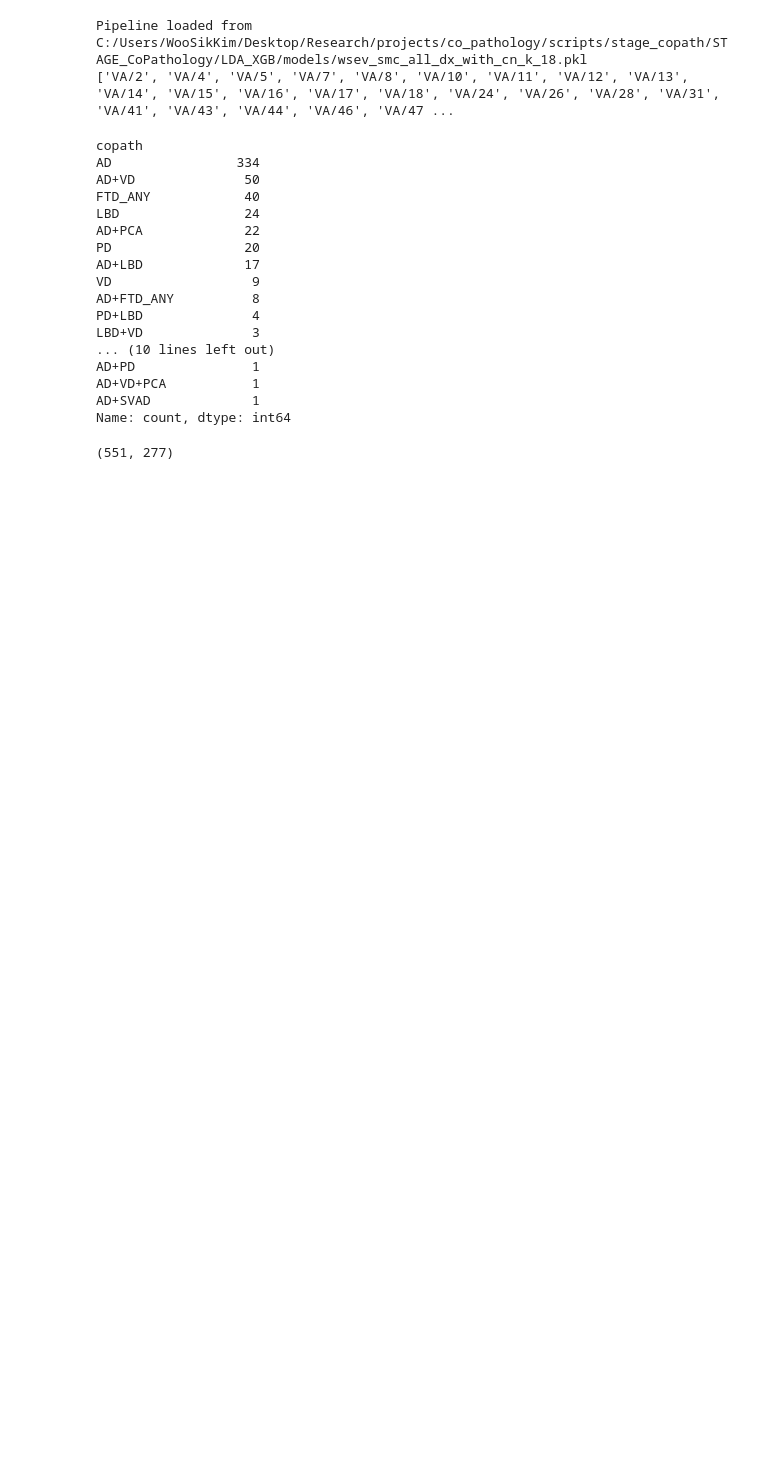
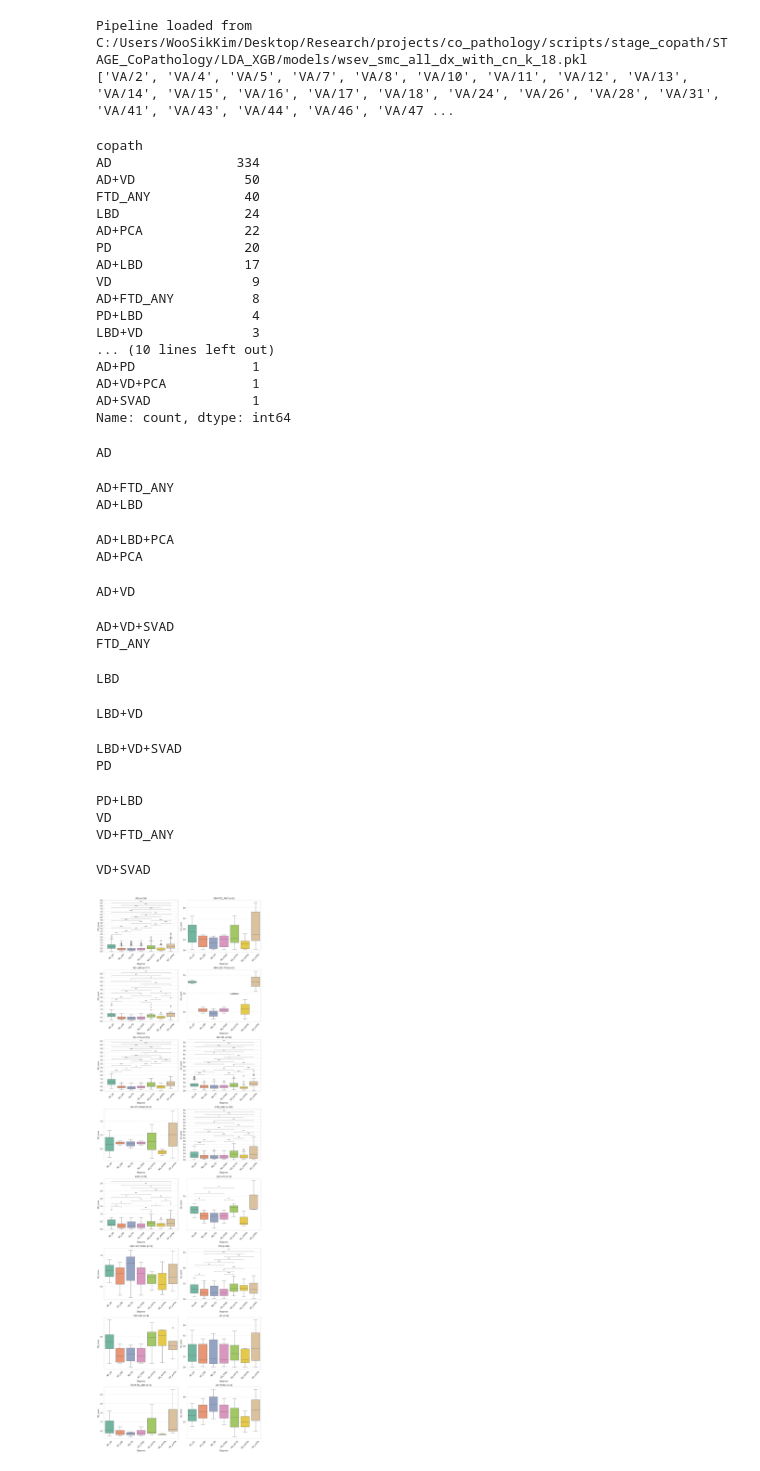
Before and after one commit to wskim-nxt/STAGE_CoPathology, a Jupyter notebook: 260219_nacc_copath.ipynb, the cells around one changed output. Saved outputs shown, nothing was run; the diff lists cells and outputs as text; code cells hidden in the pictures; blank space fills up the shorter version.

```diff
--- a/260219_nacc_copath.ipynb
+++ b/260219_nacc_copath.ipynb
@@ -49,8 +57,27 @@ AD+PD               1
 AD+VD+PCA           1
 AD+SVAD             1
 Name: count, dtype: int64
-# %%
-# raw_nacc_df['copath'].value_counts().to_csv('copath_count.csv')
-print(raw_nacc_df.shape)
-# %% [output]
-(551, 277)
+# %%
+## COMPUTE NACC ND VALUES ##
+nacc_data_processor = DataProcessor(
+    region_cols=va_cols,
+    dx_col = 'DX',
+    subject_col = 'FULL_ID'
+)
+nacc_data_processor.fit_baseline(hc_data=cn_nacc_df)
+nacc_Z = nacc_data_processor.compute_atrophy_scores(data=raw_nacc_df)
+
+import pandas as pd
+
+# convert ndarray → df with proper columns + index
+nacc_Z_df = pd.DataFrame(
+    nacc_Z,
+    columns=va_cols,
+    index=raw_nacc_df.index
+)
+
+# (optional) rename to indicate Z-scores
+nacc_Z_df = nacc_Z_df.add_suffix('_ND')
+
+# append back to original df
+raw_nacc_df = pd.concat([raw_nacc_df, nacc_Z_df], axis=1)
@@ -158,6 +165,7 @@ import matplotlib.ticker as mticker
 # Filter out subgroups with only 1 subject
 # ---------------------------
 filtered_copath_dfs = {grp: subdf for grp, subdf in copath_dfs.items() if len(subdf) > 1}
+box_colors = sns.color_palette("Set2", n_colors=len(nd_cols))
 
 num_subgroups = len(filtered_copath_dfs)
 cols = 2
@@ -169,9 +177,12 @@ axes = axes.flatten()
 # 1️⃣ Compute common y-limits BEFORE the loop
 y_min = raw_nacc_df[nd_cols].min().min() * 0.95
 y_max = raw_nacc_df[nd_cols].max().max() * 1.05
+if y_max < 0.7:
+    y_max = 0.7
 
 # 2️⃣ Start plotting subplots
 for i, (grp, subdf) in enumerate(filtered_copath_dfs.items()):
+    print(grp)
 
     # Melt ND scores for plotting
     melted = subdf.melt(
@@ -199,36 +210,56 @@ for i, (grp, subdf) in enumerate(filtered_copath_dfs.items()):
     ax.set_xticklabels(ax.get_xticklabels(), rotation=45)
 
     # after plotting the boxplot
-    ax.yaxis.set_major_locator(mticker.MultipleLocator(0.05))  # grid every 0.1 units
+    ax.yaxis.set_major_locator(mticker.MultipleLocator(0.5))  # grid every 0.1 units
+    # ax.yaxis.set_major_locator(mticker.MultipleLocator(0.25))  # grid every 0.1 units
     ax.grid(axis='y', linestyle='--', alpha=0.7)
 
     # --- t-test annotations (only significant) ---
     try:
         # pairs = [(a, b) for idx, a in enumerate(nd_cols) for b in nd_cols[idx+1:]]
         pairs = []
         for i_dx, dx1 in enumerate(nd_cols[:-1]):
             for dx2 in nd_cols[i_dx+1:]:
                 pairs.append((dx1, dx2))  # draw comparisons sequentially
 
         annotator = Annotator(ax, pairs, data=melted, x='Diagnosis', y='ND_score')
         annotator.configure(
-            test='t-test_ind',
+            test='t-test_paired',
             text_format='star',
             loc='inside',
             hide_non_significant=True,
             verbose=0,
-            comparisons_correction='bonferroni',
+            # comparisons_correction='bonferroni',
+            comparisons_correction='BH',
             line_width=0.5
         )
         annotator.apply_and_annotate()
     except Exception as e:
         print(f"Statannotations skipped for {grp}: {e}")
 
-    ax.set_ylim(y_min, 0.65)
+    # ax.set_ylim(y_min, 4.0)
 
 # Remove unused axes
 for j in range(i+1, len(axes)):
     fig.delaxes(axes[j])
 
 plt.tight_layout()
 plt.show()
+# %% [output]
+AD
+AD+FTD_ANY
+AD+LBD
+AD+LBD+PCA
+AD+PCA
+AD+VD
+AD+VD+SVAD
+FTD_ANY
+LBD
+LBD+VD
+LBD+VD+SVAD
+PD
+PD+LBD
+VD
+VD+FTD_ANY
+VD+SVAD
+[figure, added]
```
Also changed, not shown: parts of 5 cells of this notebook.
